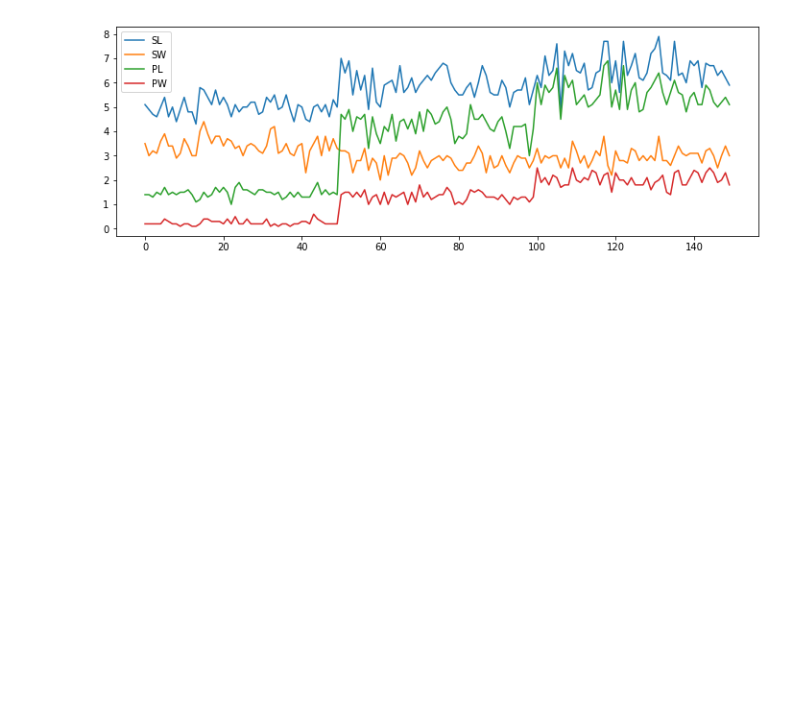
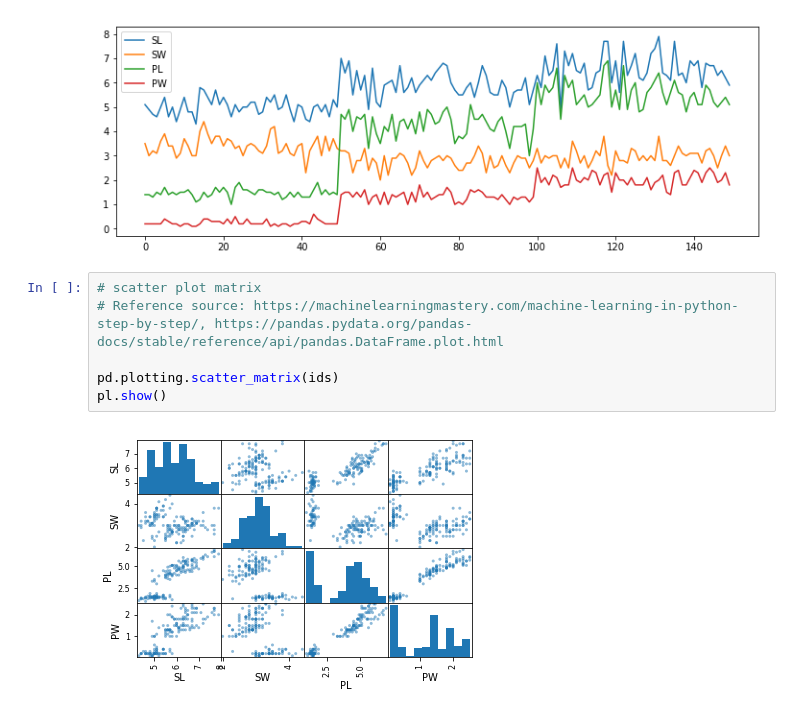
Before and after one commit to andkoc001/PandS-Project2019, a Jupyter notebook: PandS_Project_2019.ipynb, the cells around one changed output. Drawn from its saved outputs; the diff is of its cells as text; blank space fills up the shorter version.

```diff
--- a/PandS_Project_2019.ipynb
+++ b/PandS_Project_2019.ipynb
@@ -263,3 +268,11 @@ ids.plot(kind='line', figsize=(12,4)) # other kinds are: hist, box, scatter, etc
 pl.show()
 # %% [output]
 [figure]
+# %%
+# scatter plot matrix
+# Reference source: https://machinelearningmastery.com/machine-learning-in-python-step-by-step/, https://pandas.pydata.org/pandas-docs/stable/reference/api/pandas.DataFrame.plot.html
+
+pd.plotting.scatter_matrix(ids)
+pl.show()
+# %% [output]
+[figure, added]
```
Also changed, not shown: parts of 2 cells of this notebook.
